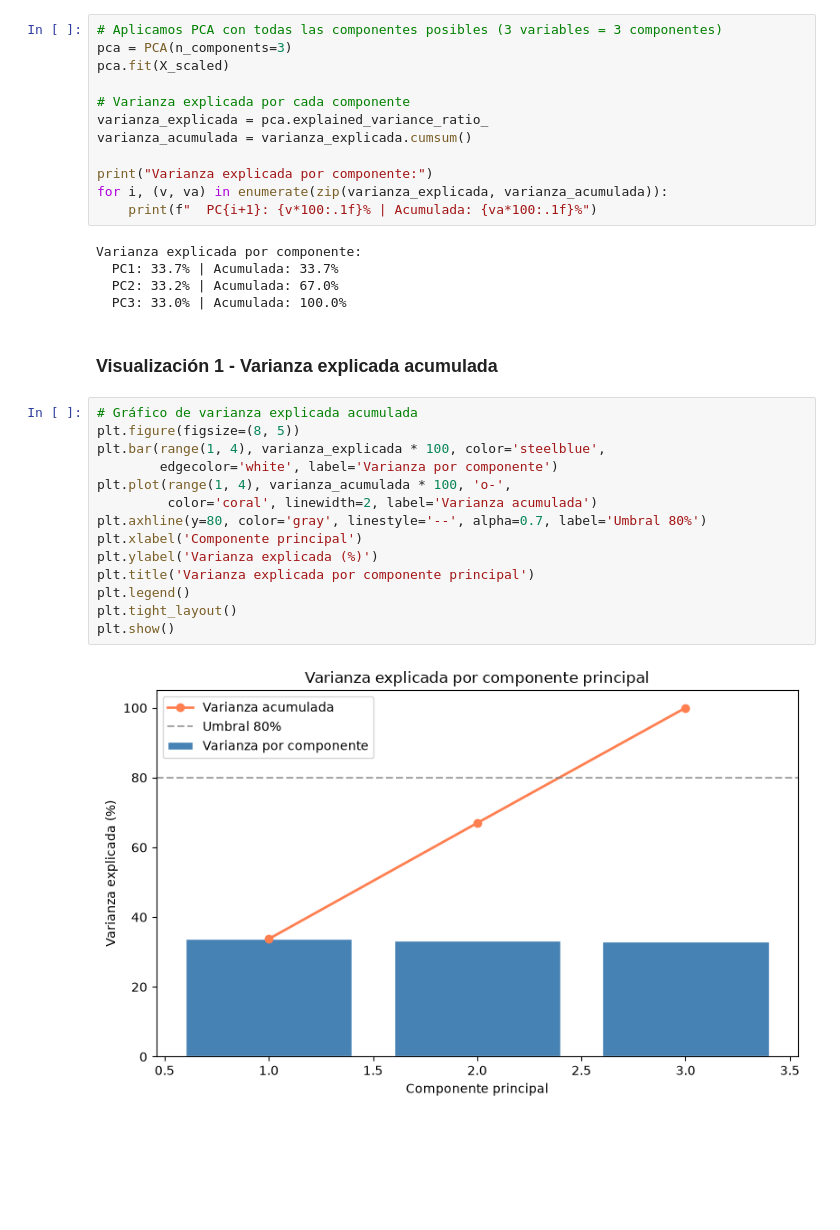
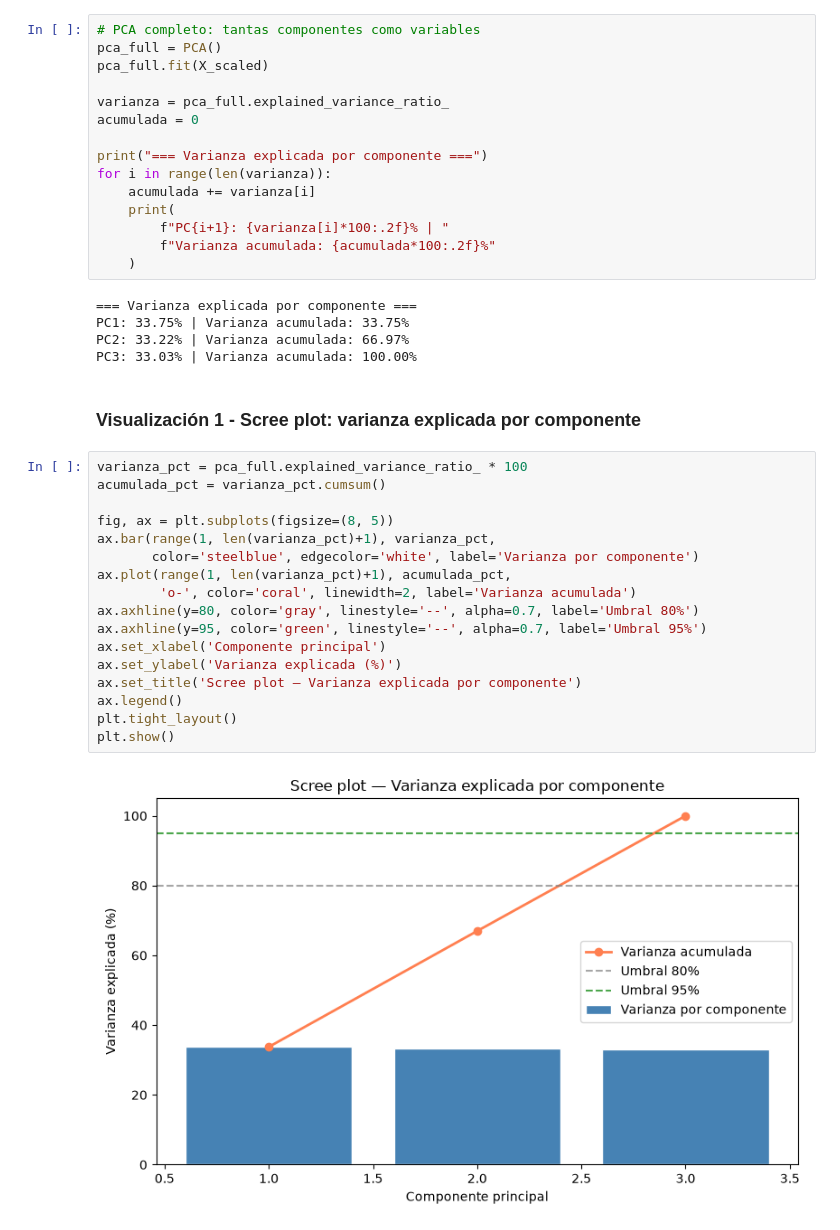
Before and after one commit to saracarolinalombardi-coder/PI_Mineria_Datos_1, a Jupyter notebook: notebooks/04_pca.ipynb, the cells around one changed output. Cells and saved outputs as stored; diff of their text form; blank space fills up the shorter version.

```diff
--- a/notebooks/04_pca.ipynb
+++ b/notebooks/04_pca.ipynb
@@ -85,35 +107,41 @@ dtype: float64
 # %%
-# Aplicamos PCA con todas las componentes posibles (3 variables = 3 componentes)
-pca = PCA(n_components=3)
-pca.fit(X_scaled)
+# PCA completo: tantas componentes como variables
+pca_full = PCA()
+pca_full.fit(X_scaled)
 
-# Varianza explicada por cada componente
-varianza_explicada = pca.explained_variance_ratio_
-varianza_acumulada = varianza_explicada.cumsum()
+varianza = pca_full.explained_variance_ratio_
+acumulada = 0
 
-print("Varianza explicada por componente:")
-for i, (v, va) in enumerate(zip(varianza_explicada, varianza_acumulada)):
-    print(f"  PC{i+1}: {v*100:.1f}% | Acumulada: {va*100:.1f}%")
+print("=== Varianza explicada por componente ===")
+for i in range(len(varianza)):
+    acumulada += varianza[i]
+    print(
+        f"PC{i+1}: {varianza[i]*100:.2f}% | "
+        f"Varianza acumulada: {acumulada*100:.2f}%"
+    )
 # %% [output]
-Varianza explicada por componente:
-  PC1: 33.7% | Acumulada: 33.7%
-  PC2: 33.2% | Acumulada: 67.0%
-  PC3: 33.0% | Acumulada: 100.0%
+=== Varianza explicada por componente ===
+PC1: 33.75% | Varianza acumulada: 33.75%
+PC2: 33.22% | Varianza acumulada: 66.97%
+PC3: 33.03% | Varianza acumulada: 100.00%
 # %% [markdown]
-### Visualización 1 - Varianza explicada acumulada
+### Visualización 1 - Scree plot: varianza explicada por componente
 # %%
-# Gráfico de varianza explicada acumulada
-plt.figure(figsize=(8, 5))
-plt.bar(range(1, 4), varianza_explicada * 100, color='steelblue',
-        edgecolor='white', label='Varianza por componente')
-plt.plot(range(1, 4), varianza_acumulada * 100, 'o-',
-         color='coral', linewidth=2, label='Varianza acumulada')
-plt.axhline(y=80, color='gray', linestyle='--', alpha=0.7, label='Umbral 80%')
-plt.xlabel('Componente principal')
-plt.ylabel('Varianza explicada (%)')
-plt.title('Varianza explicada por componente principal')
-plt.legend()
+varianza_pct = pca_full.explained_variance_ratio_ * 100
+acumulada_pct = varianza_pct.cumsum()
+
+fig, ax = plt.subplots(figsize=(8, 5))
+ax.bar(range(1, len(varianza_pct)+1), varianza_pct,
+       color='steelblue', edgecolor='white', label='Varianza por componente')
+ax.plot(range(1, len(varianza_pct)+1), acumulada_pct,
+        'o-', color='coral', linewidth=2, label='Varianza acumulada')
+ax.axhline(y=80, color='gray', linestyle='--', alpha=0.7, label='Umbral 80%')
+ax.axhline(y=95, color='green', linestyle='--', alpha=0.7, label='Umbral 95%')
+ax.set_xlabel('Componente principal')
+ax.set_ylabel('Varianza explicada (%)')
+ax.set_title('Scree plot — Varianza explicada por componente')
+ax.legend()
 plt.tight_layout()
 plt.show()
 # %% [output]
-[figure, old version]
+[figure, new version]
```
Also changed, not shown: parts of 19 cells of this notebook.
